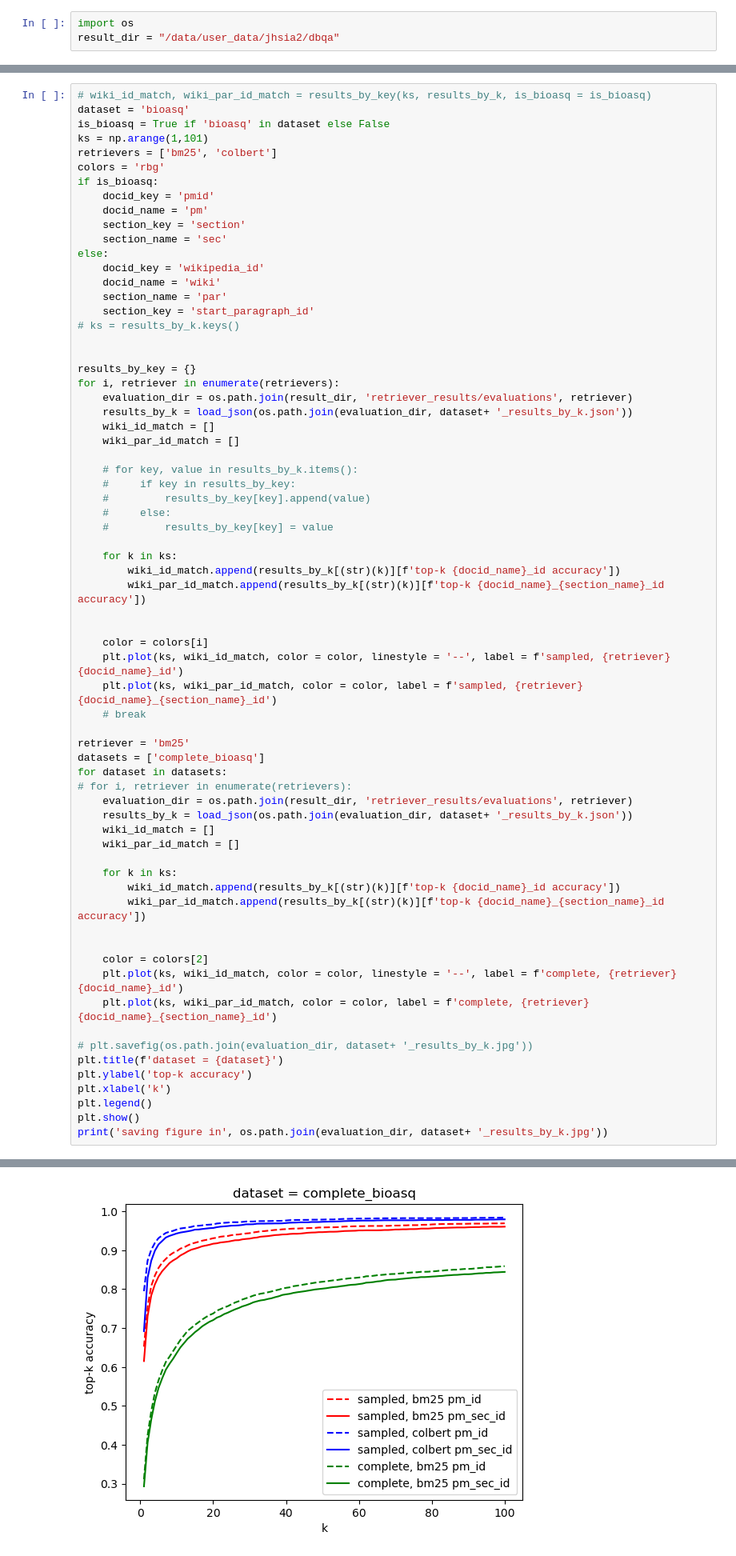
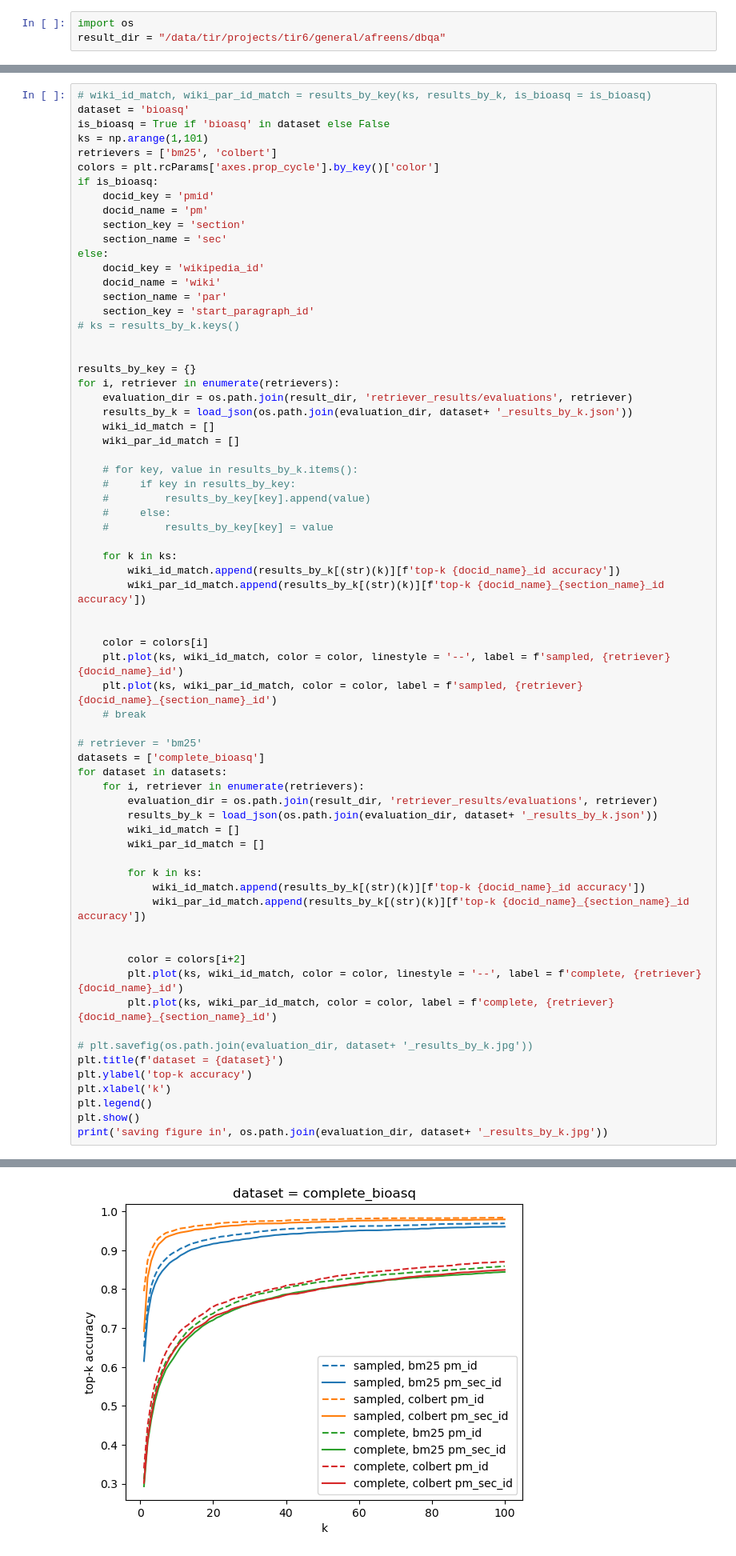
Before and after one commit to neulab/ragged, a Jupyter notebook: retriever/retriever_plots.ipynb, the cells around one changed output, grey strips where cells are left out. Shown at 80% size. Saved outputs shown, nothing was run; the diff lists cells and outputs as text.

```diff
--- a/retriever/retriever_plots.ipynb
+++ b/retriever/retriever_plots.ipynb
@@ -27,7 +27,7 @@ title
 128172
 # %%
 import os
-result_dir = "/data/user_data/jhsia2/dbqa"
+result_dir = "/data/tir/projects/tir6/general/afreens/dbqa"
 # %%
 # wiki_id_match, wiki_par_id_match = results_by_key(ks, results_by_k, is_bioasq = is_bioasq)
 dataset = 'nq-dev-kilt'
@@ -90,7 +90,7 @@ dataset = 'bioasq'
 is_bioasq = True if 'bioasq' in dataset else False
 ks = np.arange(1,101)
 retrievers = ['bm25', 'colbert']
-colors = 'rbg'
+colors = plt.rcParams['axes.prop_cycle'].by_key()['color']
 if is_bioasq:
     docid_key = 'pmid'
     docid_name = 'pm'
@@ -127,23 +127,23 @@ for i, retriever in enumerate(retrievers):
     plt.plot(ks, wiki_par_id_match, color = color, label = f'sampled, {retriever} {docid_name}_{section_name}_id')
     # break
 
-retriever = 'bm25'
+# retriever = 'bm25'
 datasets = ['complete_bioasq']
 for dataset in datasets:
-# for i, retriever in enumerate(retrievers):
-    evaluation_dir = os.path.join(result_dir, 'retriever_results/evaluations', retriever)
-    results_by_k = load_json(os.path.join(evaluation_dir, dataset+ '_results_by_k.json'))
-    wiki_id_match = []
-    wiki_par_id_match = []
+    for i, retriever in enumerate(retrievers):
+        evaluation_dir = os.path.join(result_dir, 'retriever_results/evaluations', retriever)
+        results_by_k = load_json(os.path.join(evaluation_dir, dataset+ '_results_by_k.json'))
+        wiki_id_match = []
+        wiki_par_id_match = []
 
-    for k in ks:
-        wiki_id_match.append(results_by_k[(str)(k)][f'top-k {docid_name}_id accuracy'])
-        wiki_par_id_match.append(results_by_k[(str)(k)][f'top-k {docid_name}_{section_name}_id accuracy'])
+        for k in ks:
+            wiki_id_match.append(results_by_k[(str)(k)][f'top-k {docid_name}_id accuracy'])
+            wiki_par_id_match.append(results_by_k[(str)(k)][f'top-k {docid_name}_{section_name}_id accuracy'])
 
 
-    color = colors[2]
-    plt.plot(ks, wiki_id_match, color = color, linestyle = '--', label = f'complete, {retriever} {docid_name}_id')
-    plt.plot(ks, wiki_par_id_match, color = color, label = f'complete, {retriever} {docid_name}_{section_name}_id')
+        color = colors[i+2]
+        plt.plot(ks, wiki_id_match, color = color, linestyle = '--', label = f'complete, {retriever} {docid_name}_id')
+        plt.plot(ks, wiki_par_id_match, color = color, label = f'complete, {retriever} {docid_name}_{section_name}_id')
 
 # plt.savefig(os.path.join(evaluation_dir, dataset+ '_results_by_k.jpg'))
 plt.title(f'dataset = {dataset}')
@@ -159 +160 @@ reading from /data/user_data/jhsia2/dbqa/retriever_results/evaluations/bm25/comp
-[figure, old version]
+[figure, new version]
```
Also changed, not shown: parts of 4 cells of this notebook, 31 other files.
